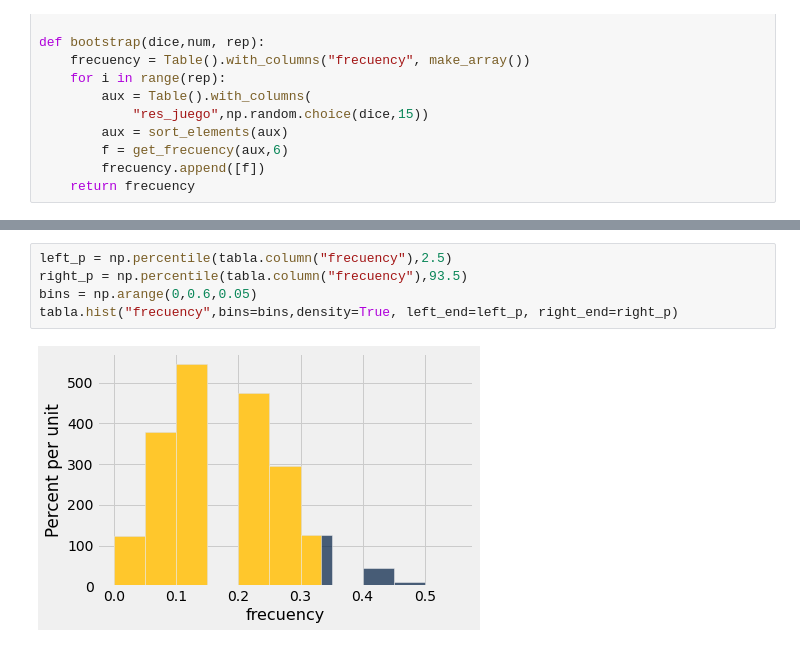
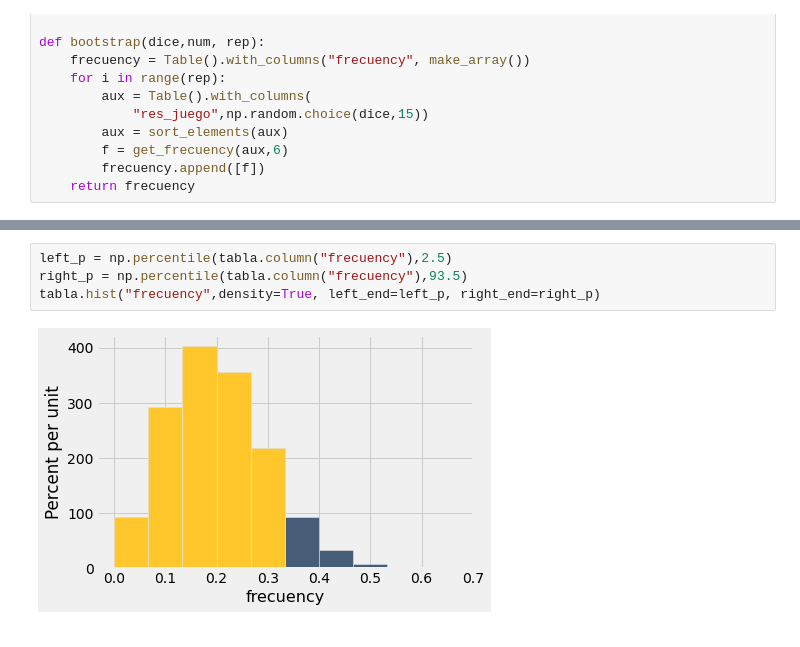
Before and after one commit to monci07/Data-Science, a Jupyter notebook: mario_party_game_study_(P)/Test.ipynb, the cells around one changed output, grey strips where cells are left out. Saved outputs shown, nothing was run; the diff lists cells and outputs as text.

```diff
--- a/mario_party_game_study_(P)/Test.ipynb
+++ b/mario_party_game_study_(P)/Test.ipynb
@@ -61,10 +62,9 @@ tabla.group("frecuency").show()
 # %%
 left_p = np.percentile(tabla.column("frecuency"),2.5)
 right_p = np.percentile(tabla.column("frecuency"),93.5)
-bins = np.arange(0,0.6,0.05)
-tabla.hist("frecuency",bins=bins,density=True, left_end=left_p, right_end=right_p)
+tabla.hist("frecuency",density=True, left_end=left_p, right_end=right_p)
 # %% [output]
-[figure, old version]
+[figure, new version]
 # %%
 tabla = bootstrap(boo_d,3, 10000)
 tabla.group("frecuency").show()
```
Also changed, not shown: parts of 4 cells of this notebook.
